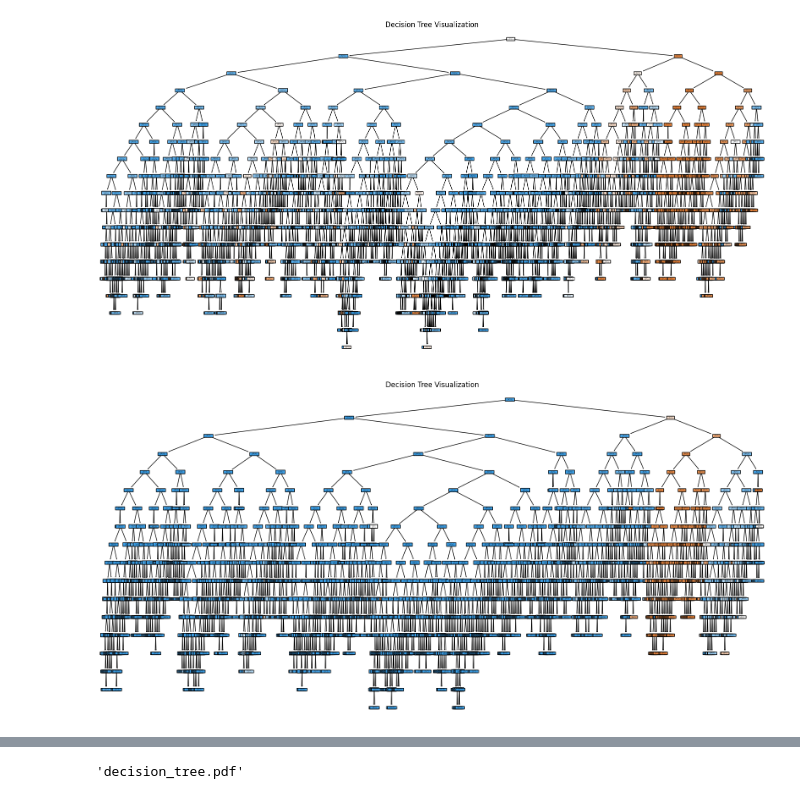
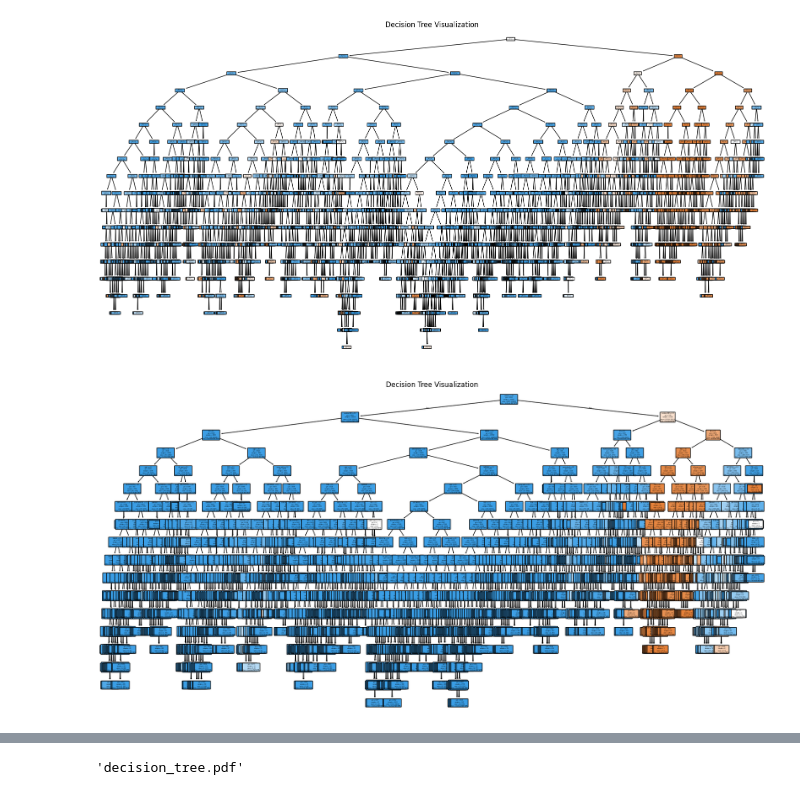
Before and after one commit to SamuelLipovetsky/mda_project, a Jupyter notebook: classification.ipynb, the cells around one changed output, grey strips where cells are left out. Cells and saved outputs as stored; diff of their text form; code cells hidden in the pictures.

Commit message:
better images

```diff
--- a/classification.ipynb
+++ b/classification.ipynb
@@ -488,8 +488,8 @@ import matplotlib.pyplot as plt
 [figure]
 # %%
 plt.figure(figsize=(20, 10))
-plot_tree(dt_classifier_test, filled=True, feature_names=X.columns, class_names=['fatalidade:FATAL', 'fatalidade:NAO FATAL'], rounded=True)
+plot_tree(dt_classifier_test, filled=True, feature_names=X.columns, class_names=['fatalidade:FATAL', 'fatalidade:NAO FATAL'], rounded=True, fontsize=2)
 plt.title("Decision Tree Visualization")
 plt.show()
 # %% [output]
-[figure, old version]
+[figure, new version]
```
Also changed, not shown: parts of 1 cell of this notebook.
